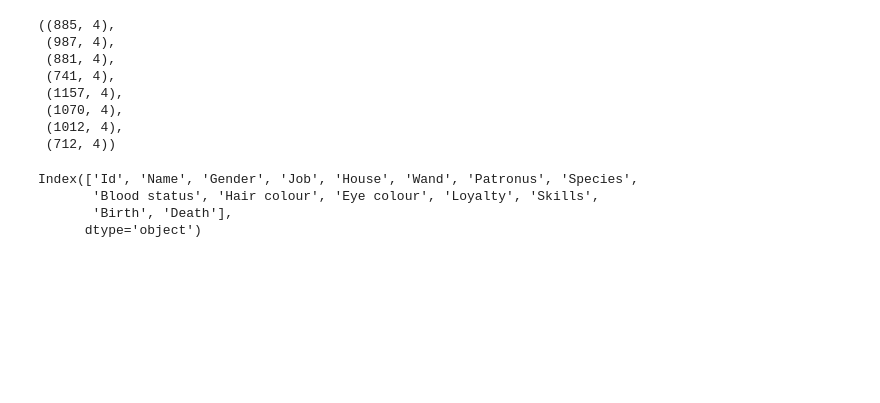
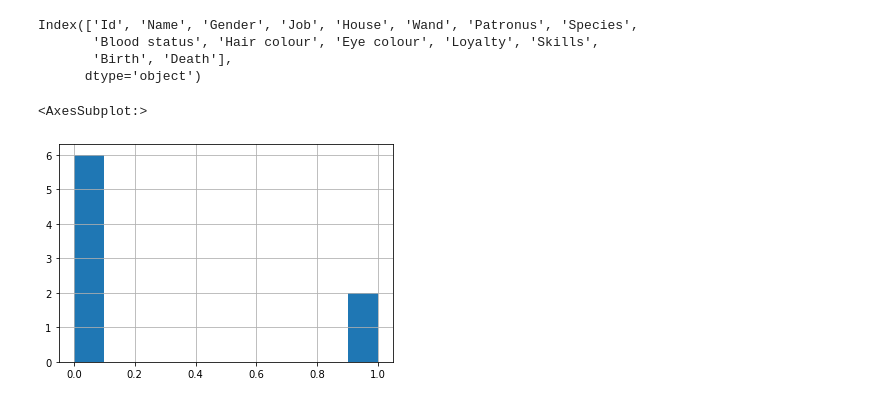
Before and after one commit to shesshirley/API, a Jupyter notebook: project.ipynb, the cells around one changed output. Drawn from its saved outputs; the diff is of its cells as text; code cells hidden in the pictures; blank space fills up the shorter version.

```diff
--- a/project.ipynb
+++ b/project.ipynb
@@ -20,17 +27,6 @@ s5 = pd.read_csv('hp5.csv')
 s6 = pd.read_csv('hp6.csv')
 s7 = pd.read_csv('hp7.csv')
 s8 = pd.read_csv('hp8.csv')
-# %%
-s1.shape,s2.shape,s3.shape,s4.shape,s5.shape,s6.shape,s7.shape,s8.shape
-# %% [output]
-((885, 4),
- (987, 4),
- (881, 4),
- (741, 4),
- (1157, 4),
- (1070, 4),
- (1012, 4),
- (712, 4))
 # %%
 character.columns
 # %% [output]
@@ -39,7 +35,7 @@ Index(['Id', 'Name', 'Gender', 'Job', 'House', 'Wand', 'Patronus', 'Species',
        'Birth', 'Death'],
       dtype='object')
 # %%
-CACHE_FILENAME = "cache.json"
+CACHE_FILENAME = "test.json"
 CACHE_DICT = {}
 # %%
 def open_cache():
@@ -59,0 +66,22 @@ def save_cache(cache_dict):
+# %%
+#get the character list using caching
+def character_list_cache(season_number,season):
+    CACHE_DICT = open_cache()
+    if season_number in CACHE_DICT:
+        pass
+    else:
+        CACHE_DICT[season_number] = list(season["character"].unique())
+        save_cache(CACHE_DICT)
+    return CACHE_DICT[season_number]
+# %%
+#get the list for all characters in eight seasons without duplicating
+s1_names = character_list_cache("s1",s1)
+s2_names = character_list_cache("s2",s2)
+s3_names = character_list_cache("s3",s3)
+s4_names = character_list_cache("s4",s4)
+s5_names = character_list_cache("s5",s5)
+s6_names = character_list_cache("s6",s6)
+s7_names = character_list_cache("s7",s7)
+s8_names = character_list_cache("s8",s8)
+total_season_character = s1_names + s2_names + s3_names + s4_names + s5_names + s6_names + s7_names + s8_names
+total_character = list(set(total_season_character))
@@ -59,0 +181,16 @@ def save_cache(cache_dict):
+# %%
+#make the dataframe to record
+season_df = pd.DataFrame(index=["Harry Potter and the Philosopher's Stone", "Harry Potter and the Chamber of Secrets", "Harry Potter and the Prisoner of Azkaban", "Harry Potter and the Goblet of Fire", "Harry Potter and the Order of the Phoenix", "Harry Potter and the Half-Blood Prince", "Harry Potter and the Deathly Hallows – Part 1", "Harry Potter and the Deathly Hallows – Part 2"])
+
+for name in total_character:
+    season_df[name] = name_season_cache(name)
+season_df.to_csv(r'/Users/apple/Desktop/SI507/507 final project/season.csv',index=True)
+# %%
+num_df = season_df.replace(u'\u2713', 1)
+df = num_df.replace("", 0)
+# plt.plot(df["Rolanda Hooch"])
+# plt.xticks(rotation=90)
+df["Rolanda Hooch"].hist()
+# %% [output]
+<AxesSubplot:>
+[figure, added]
```
Also changed, not shown: parts of 15 cells of this notebook.
